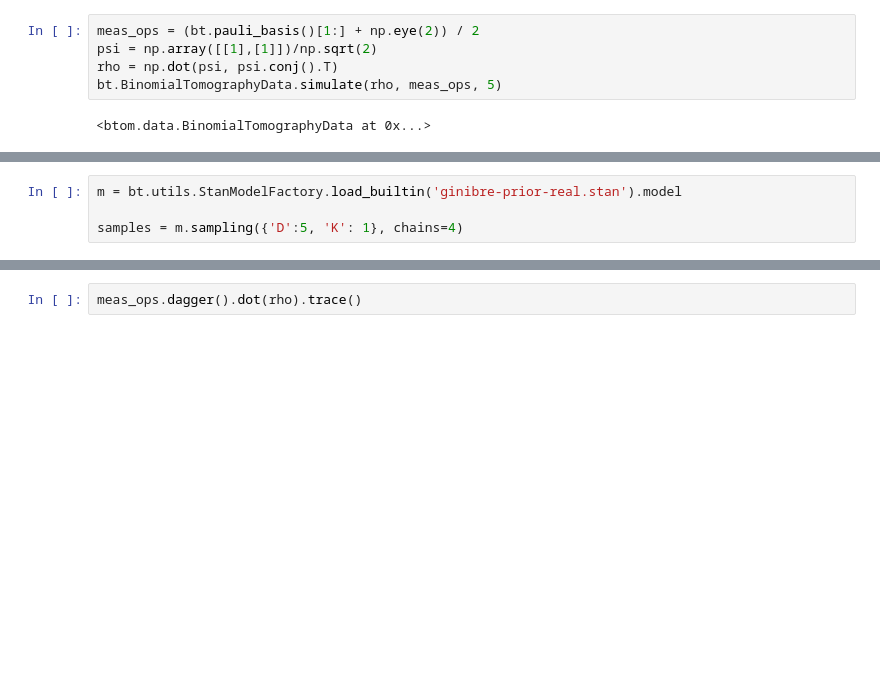
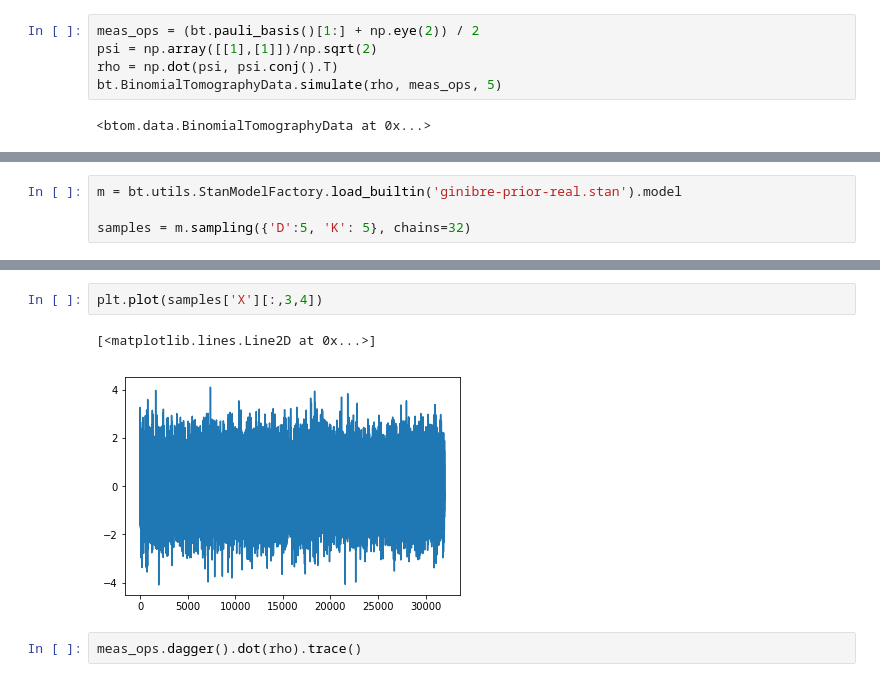
Before and after one commit to ihincks/btom, a Jupyter notebook: examples/binomial-example.ipynb, the cells around one changed output, grey strips where cells are left out. Cells and saved outputs as stored; diff of their text form; blank space fills up the shorter version.

```diff
--- a/examples/binomial-example.ipynb
+++ b/examples/binomial-example.ipynb
@@ -30,4 +57,4 @@ pos.bloch_plot()
 # %%
 m = bt.utils.StanModelFactory.load_builtin('ginibre-prior-real.stan').model
 
-samples = m.sampling({'D':5, 'K': 1}, chains=4)
+samples = m.sampling({'D':5, 'K': 5}, chains=32)
@@ -57,3 +81,8 @@ plt.hist(samples['rho'][:,0,0], 50)
+# %%
+plt.plot(samples['X'][:,3,4])
+# %% [output]
+[<matplotlib.lines.Line2D at 0x...>]
+[figure, added]
 # %%
 meas_ops.dagger().dot(rho).trace()
 # %% [output]
```
Also changed, not shown: parts of 6 cells of this notebook.
